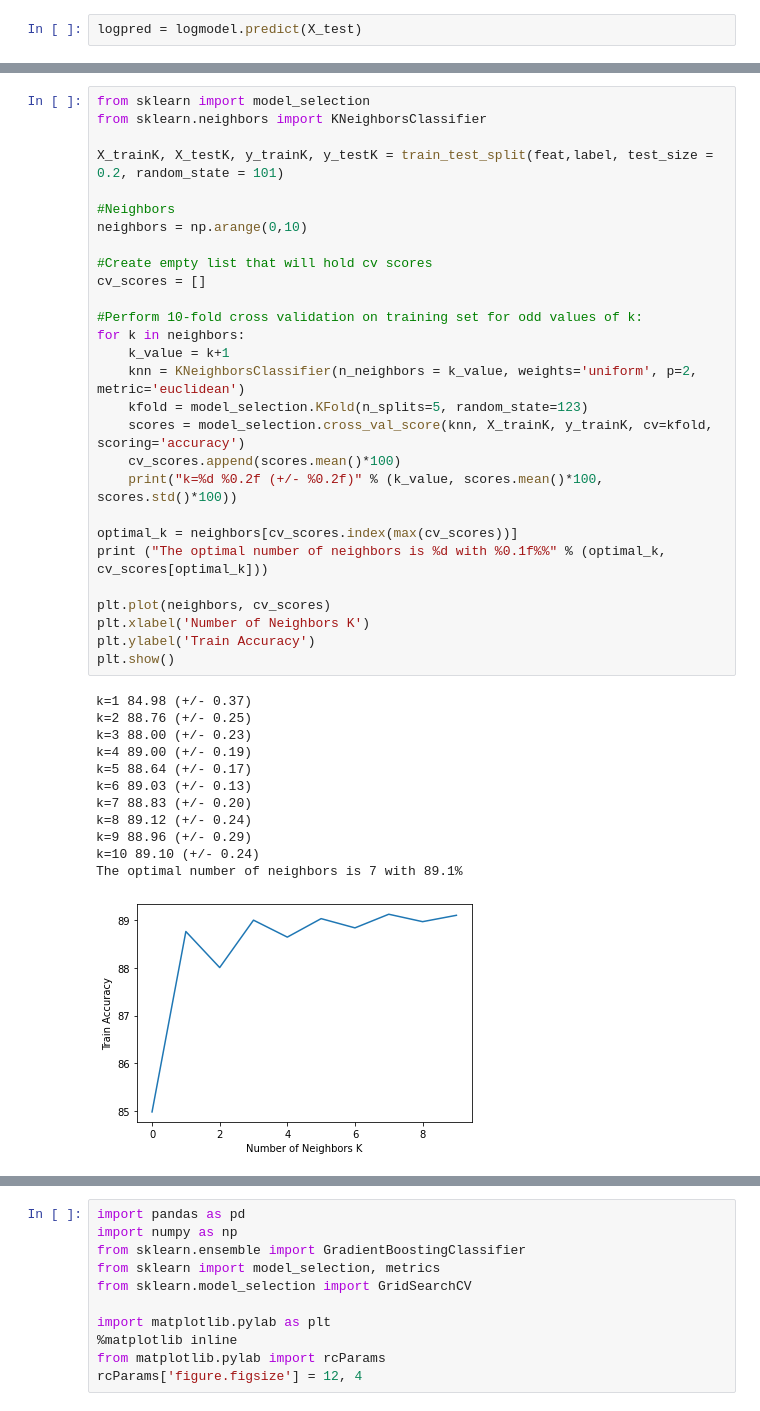
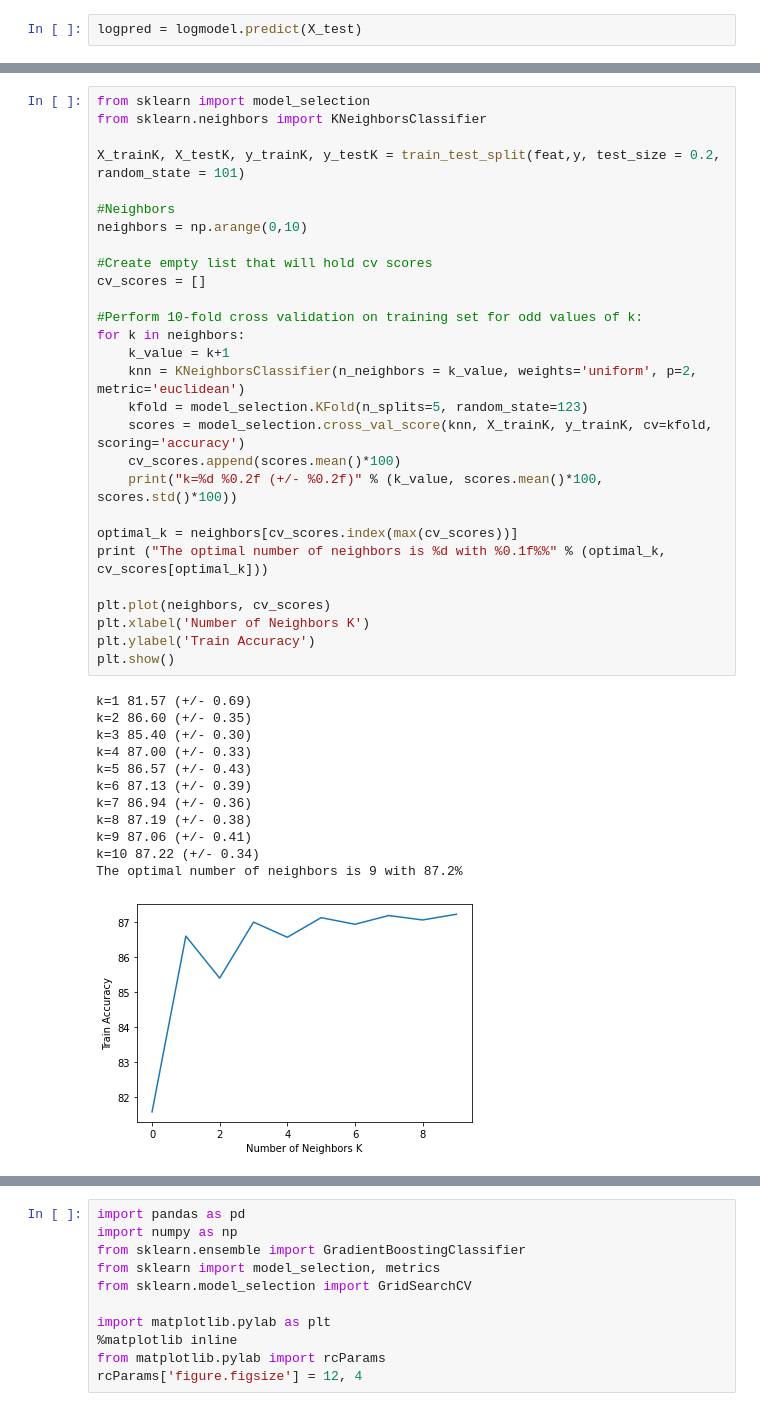
Before and after one commit to kanchanrenu/Bank_propensity_model, a Jupyter notebook: clean_bank_data.ipynb, the cells around one changed output, grey strips where cells are left out. Drawn from its saved outputs; the diff is of its cells as text.

```diff
--- a/clean_bank_data.ipynb
+++ b/clean_bank_data.ipynb
@@ -234,44 +274,44 @@ NameError: name 'fprlog' is not defined
 # %%
 from sklearn import model_selection
 from sklearn.neighbors import KNeighborsClassifier
 
-X_trainK, X_testK, y_trainK, y_testK = train_test_split(feat,label, test_size = 0.2, random_state = 101)
+X_trainK, X_testK, y_trainK, y_testK = train_test_split(feat,y, test_size = 0.2, random_state = 101)
 
 #Neighbors
 neighbors = np.arange(0,10)
 
 #Create empty list that will hold cv scores
 cv_scores = []
 
 #Perform 10-fold cross validation on training set for odd values of k:
 for k in neighbors:
     k_value = k+1
     knn = KNeighborsClassifier(n_neighbors = k_value, weights='uniform', p=2, metric='euclidean')
     kfold = model_selection.KFold(n_splits=5, random_state=123)
     scores = model_selection.cross_val_score(knn, X_trainK, y_trainK, cv=kfold, scoring='accuracy')
     cv_scores.append(scores.mean()*100)
     print("k=%d %0.2f (+/- %0.2f)" % (k_value, scores.mean()*100, scores.std()*100))
 
 optimal_k = neighbors[cv_scores.index(max(cv_scores))]
 print ("The optimal number of neighbors is %d with %0.1f%%" % (optimal_k, cv_scores[optimal_k]))
 
 plt.plot(neighbors, cv_scores)
 plt.xlabel('Number of Neighbors K')
 plt.ylabel('Train Accuracy')
 plt.show()
 # %% [output]
-k=1 84.98 (+/- 0.37)
-k=2 88.76 (+/- 0.25)
-k=3 88.00 (+/- 0.23)
-k=4 89.00 (+/- 0.19)
-k=5 88.64 (+/- 0.17)
-k=6 89.03 (+/- 0.13)
-k=7 88.83 (+/- 0.20)
-k=8 89.12 (+/- 0.24)
-k=9 88.96 (+/- 0.29)
-k=10 89.10 (+/- 0.24)
-The optimal number of neighbors is 7 with 89.1%
+k=1 81.57 (+/- 0.69)
+k=2 86.60 (+/- 0.35)
+k=3 85.40 (+/- 0.30)
+k=4 87.00 (+/- 0.33)
+k=5 86.57 (+/- 0.43)
+k=6 87.13 (+/- 0.39)
+k=7 86.94 (+/- 0.36)
+k=8 87.19 (+/- 0.38)
+k=9 87.06 (+/- 0.41)
+k=10 87.22 (+/- 0.34)
+The optimal number of neighbors is 9 with 87.2%
-[figure, old version]
+[figure, new version]
 # %%
 from sklearn.neighbors import KNeighborsClassifier
 knn = KNeighborsClassifier(n_neighbors=22)
```
Also changed, not shown: parts of 38 cells of this notebook.
